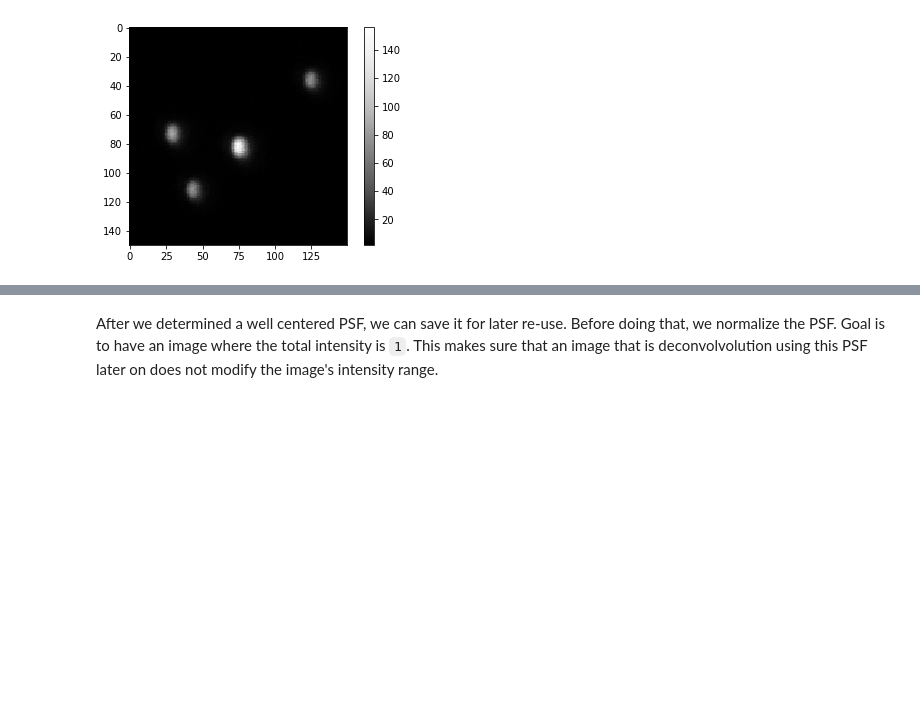
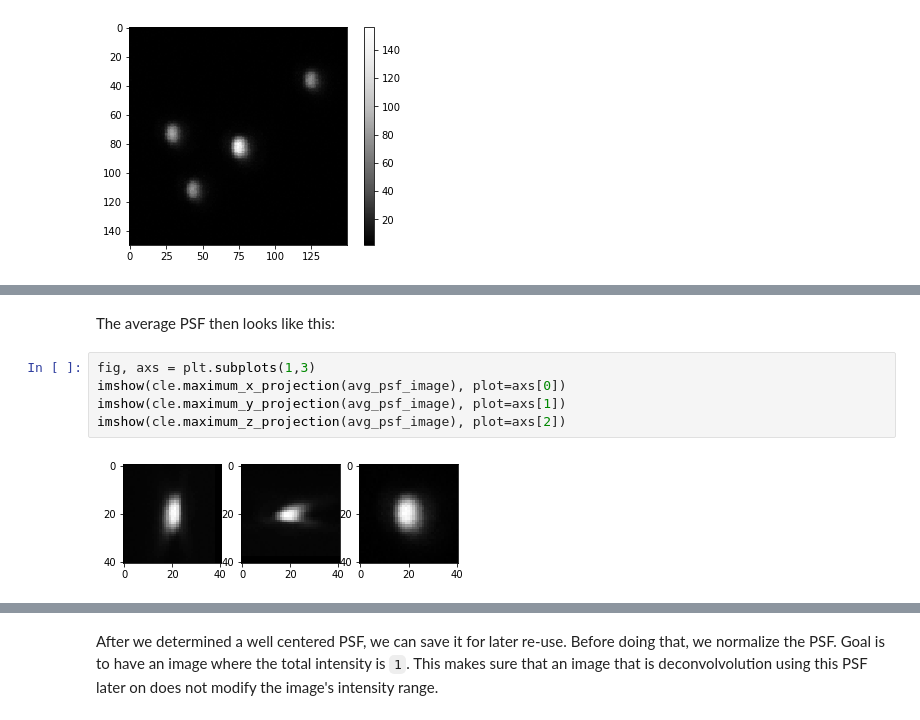
Before and after one commit to haesleinhuepf/BioImageAnalysisNotebooks, a Jupyter notebook: docs/18a_deconvolution/extract_psf.ipynb, the cells around one changed output, grey strips where cells are left out. Drawn from its saved outputs; the diff is of its cells as text; blank space fills up the shorter version.

```diff
--- a/docs/18a_deconvolution/extract_psf.ipynb
+++ b/docs/18a_deconvolution/extract_psf.ipynb
@@ -68,0 +95,9 @@ imshow(cle.maximum_z_projection(psf), colorbar=True)
+# %% [markdown]
+The average PSF then looks like this:
+# %%
+fig, axs = plt.subplots(1,3)
+imshow(cle.maximum_x_projection(avg_psf_image), plot=axs[0])
+imshow(cle.maximum_y_projection(avg_psf_image), plot=axs[1])
+imshow(cle.maximum_z_projection(avg_psf_image), plot=axs[2])
+# %% [output]
+[figure, added]
```
Also changed, not shown: parts of 16 cells of this notebook, 2 other files.
